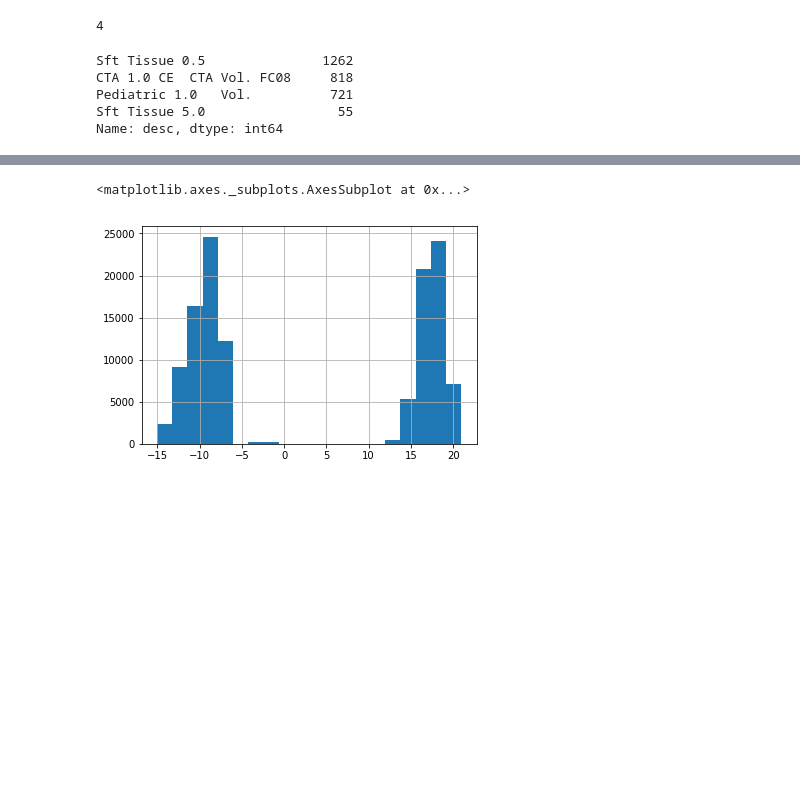
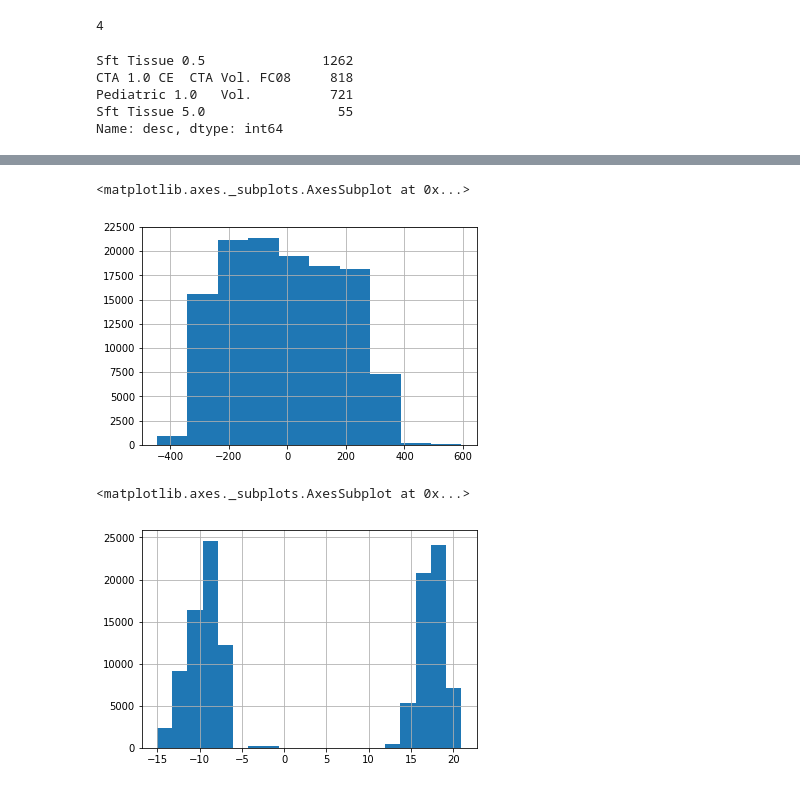
Before and after one commit to vkandoba/lungnodules, a Jupyter notebook: 1_EDA.ipynb, the cells around one changed output, grey strips where cells are left out. Cells and saved outputs as stored; diff of their text form; code cells hidden in the pictures; blank space fills up the shorter version.

```diff
--- a/1_EDA.ipynb
+++ b/1_EDA.ipynb
@@ -71,3 +115,8 @@ nodules[without_plan_instance][:5]
+# %%
+plans[plans['IsLung']]['location'].hist()
+# %% [output]
+<matplotlib.axes._subplots.AxesSubplot at 0x...>
+[figure, added]
 # %%
 (plans[plans['IsLung']]['z_mm'] / 100).hist(bins=20)
 # %% [output]
```
Also changed, not shown: parts of 22 cells of this notebook, 2 other files.
